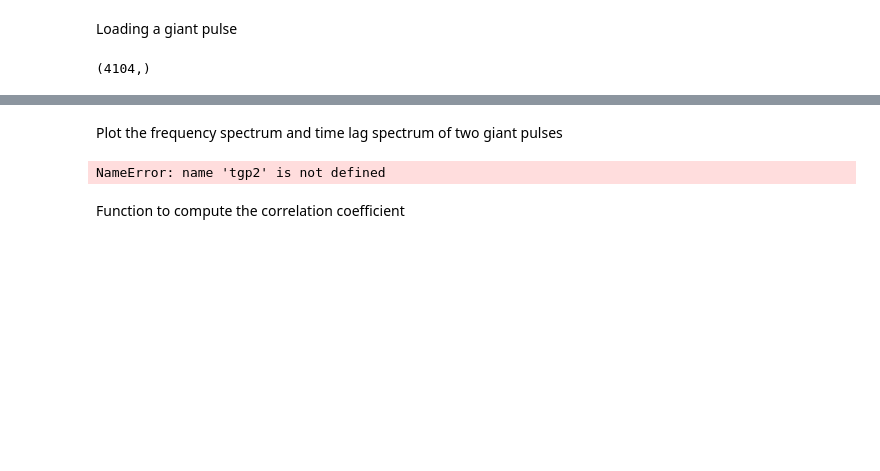
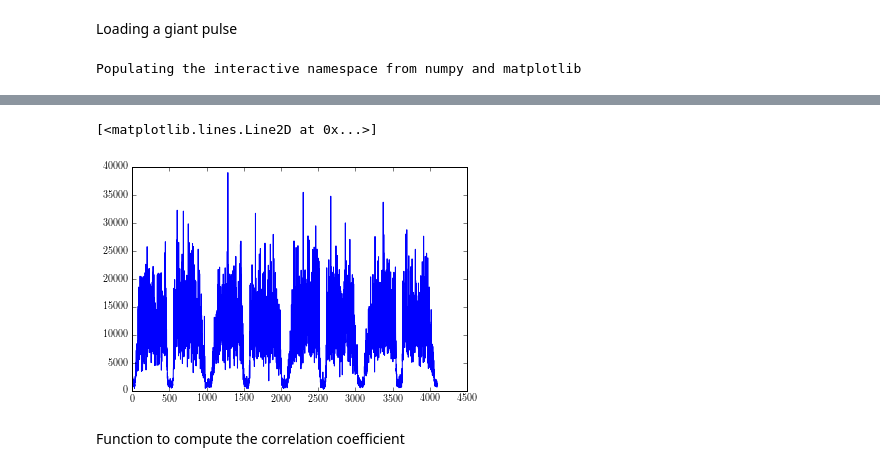
Before and after one commit to xiaozhengxu/scint_analysis, a Jupyter notebook: EVN_crab/process_frequency.ipynb, the cells around one changed output, grey strips where cells are left out. Drawn from its saved outputs; the diff is of its cells as text; code cells hidden in the pictures; blank space fills up the shorter version.

```diff
--- a/EVN_crab/process_frequency.ipynb
+++ b/EVN_crab/process_frequency.ipynb
@@ -39,9 +39,9 @@ def get_SN(outputsumfreq):
     sigs_noise = (outputsumfreq-noise_mean)/noise_std
     return sigs_noise
 
-def load_gp(time_string,nchan):
-
-    gp1 = np.load('/home/ramain/GPs/GPef/p{}.npy'.format(time_string))
+def load_gp(time_string,telescope,nchan):
+    '''Takes in a time string, a string indicating whcih telescope to use, and an interger of nchan'''
+    gp1 = np.load('/home/ramain/GPs/GP{}/p{}.npy'.format(telescope,time_string))
     gp1t = np.fft.irfft(gp1,axis=1)
     gp1s = gp1t.reshape(-1,2*nchan,16)
     gp1s = np.fft.rfft(gp1s,axis=1)
@@ -64,15 +64,29 @@ def load_gp(time_string,nchan):
 
     freq_spec = output_pulse-background_freq
 
-    return freq_spec
+    return freq_spec,background_freq
 
 text_name = 'good_pulses.txt'
 with open(text_name, 'r') as f:
     text = f.read()
     text_lines = text.split('\n')
 
+%pylab inline
 i = 34
-fs = load_gp(text_lines[i-1],512)
-fs.shape
+fs1,fs1bg = load_gp(text_lines[i-1],'ef',512)
+fs2,fs2bg = load_gp(text_lines[i-1],'wb',512)
+
+# fgp1 = process_freq_spec(fs1,i-1,draw = 0)
+# tgp1 = transform_to_timelag(fgp1,i-1,draw = 0)
+
+# fgp2 = process_freq_spec(fs2,i-1)
+# tgp2 = transform_to_timelag(fgp2,i-1,draw = 0)
+
+# plot_2_freq(fgp1,fgp2,[i-1,i-1])
+# plot_2_timelag(tgp1,tgp2,[i-1,i-1])
+
+figure()
+# plot(fs1)
+plot(fs1bg)
 # %% [output]
-(4104,)
+Populating the interactive namespace from numpy and matplotlib
@@ -79,2 +95,4 @@ fs.shape
+[<matplotlib.lines.Line2D at 0x...>]
+[figure, added]
 # %%
 nchan = 512
@@ -134,13 +150,6 @@ def plot_2_timelag(tgp1,tgp2,index):
         axarr[i].plot(np.linspace(0,15,213),abs(tgp2[i]))
     axarr[0].set_title('Time lag spectrum of giant pulse at {}, {}'.format(time_values[index[0]],time_values[index[1]]))
     axarr[7].set_xlabel(r'Time lag(\mu s)')
-# %% [markdown]
-Plot the frequency spectrum and time lag spectrum of two giant pulses
-# %%
-plotmean(tgp2)
-find_std(tgp2)
-# %% [output]
-NameError: name 'tgp2' is not defined
 # %% [markdown]
 Function to compute the correlation coefficient
 # %%
```
Also changed, not shown: parts of 7 cells of this notebook, 1 other file.
